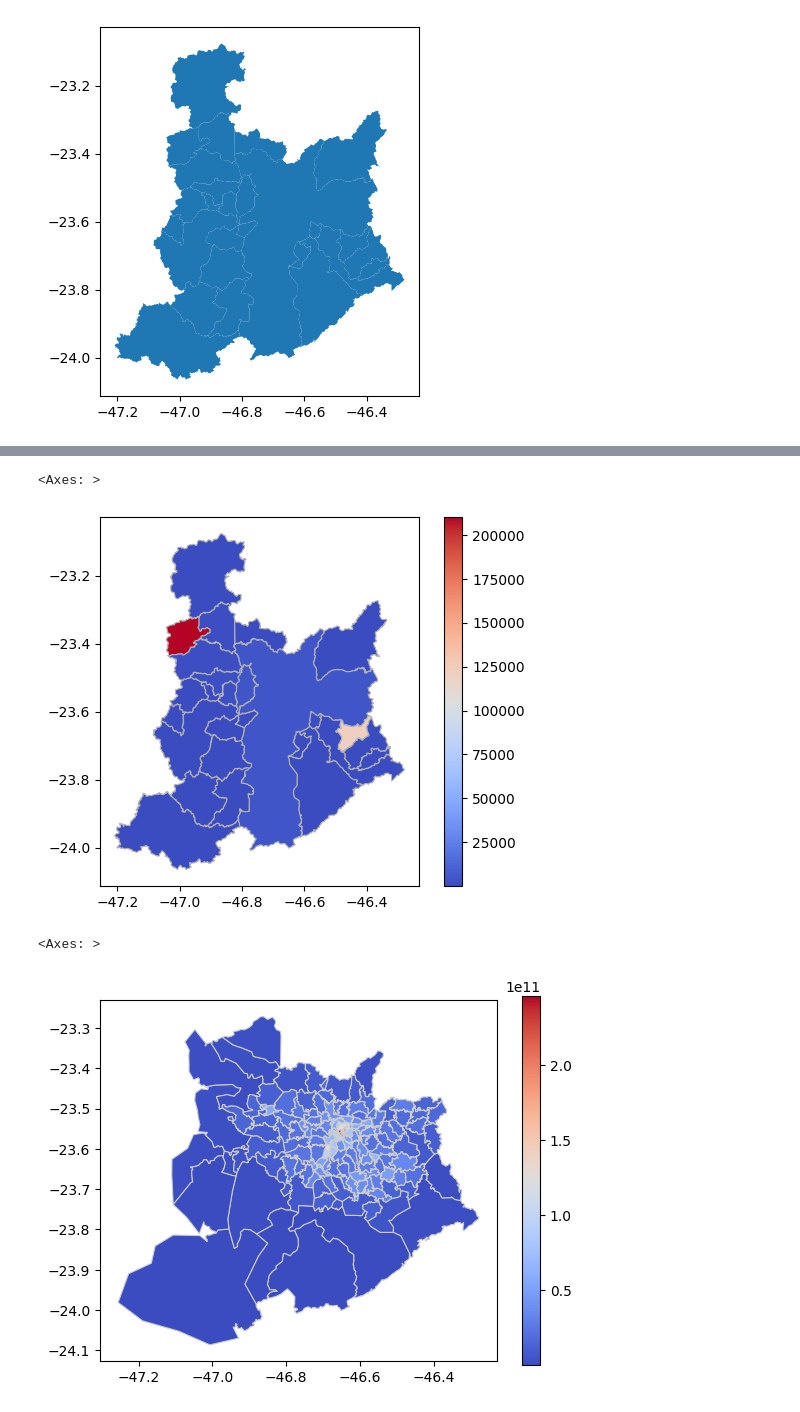
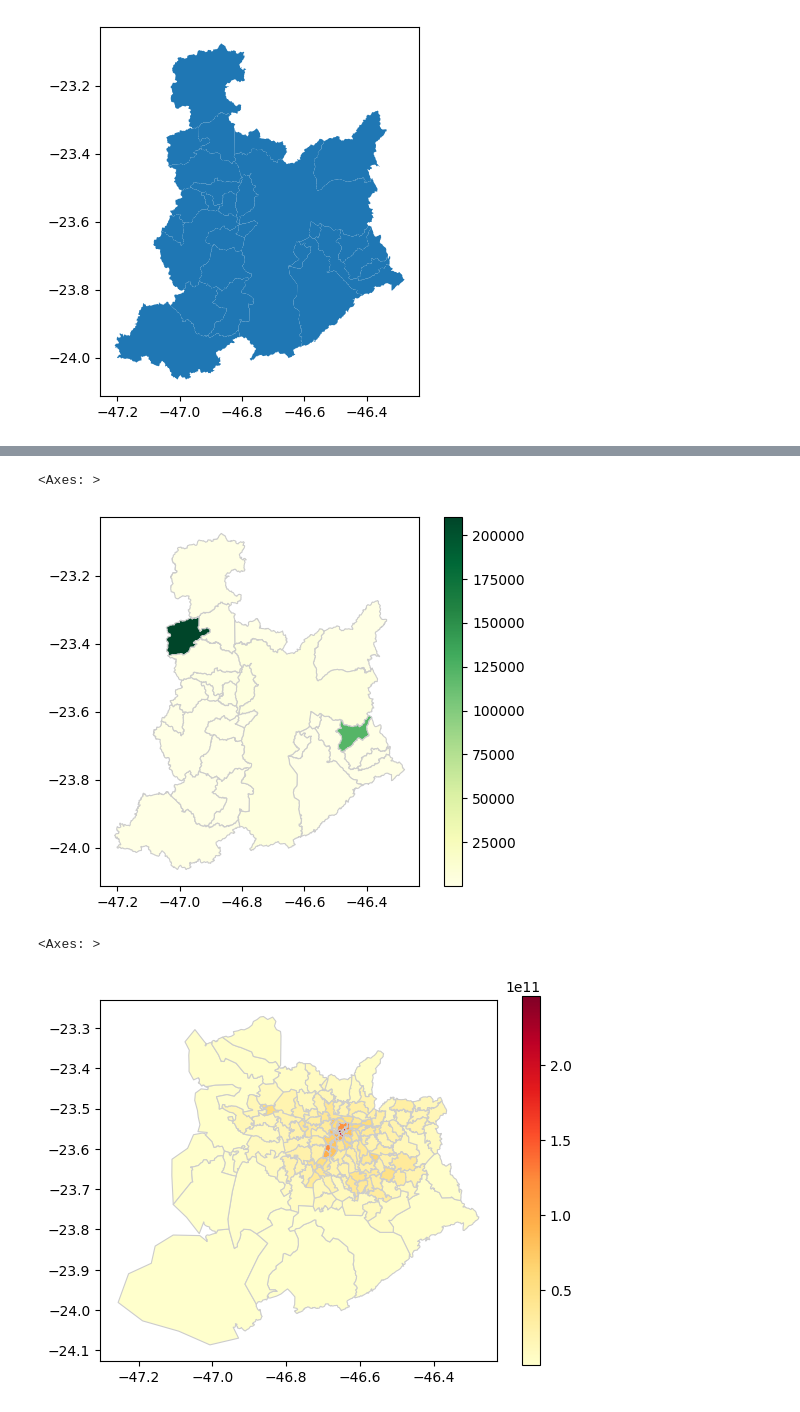
Before and after one commit to joaovalves1104/CEAMAZON-ENEL, a Jupyter notebook: load_thermic_map.ipynb, the cells around one changed output, grey strips where cells are left out. Cells and saved outputs as stored; diff of their text form; code cells hidden in the pictures.

Commit message:
Plotando mapa de geração e consumo para as unidades do CONJ

```diff
--- a/load_thermic_map.ipynb
+++ b/load_thermic_map.ipynb
@@ -47,6 +47,15 @@ enel_sp["ENE_TOTAL_01"] = ene_conj
 enel_sp["DENSIDADE_LOAD"] = enel_sp["ENE_TOTAL_01"]/enel_sp["Shape_Area"]
 # %%
 enel_sp = enel_sp[enel_sp["ENE_TOTAL_01"] != 0]
+# %%
+ger_conj = []
+for conjunto in enel_sp.COD_ID:
+    ger_conj.append(ugbt[ugbt.CONJ == int(conjunto)]["ENE_01"].sum() + ugmt[ugmt.CONJ == int(conjunto)]["ENE_01"].sum() + ugat[ugat.CONJ == int(conjunto)]["ENE_P_01"].sum() + ugat[ugat.CONJ == int(conjunto)]["ENE_F_01"].sum())
+
+enel_sp["GER_TOTAL_01"] = ger_conj
+enel_sp["DENSIDADE_GERACAO"] = enel_sp["GER_TOTAL_01"]/enel_sp["Shape_Area"]
+
+conj_geracao = enel_sp[enel_sp["GER_TOTAL_01"] != 0]
 # %%
 enel_sp.plot()
 # %% [output]
@@ -128,12 +142,12 @@ estado_sp.plot(column="DENSIDADE_LOAD", cmap="coolwarm", linewidth=0.8, ax=ax, e
 # %%
 fig, ax = plt.subplots(1, 1)
-mapa_geracao.plot(column="DENSIDADE_GERACAO", cmap="coolwarm", linewidth=0.8, ax=ax, edgecolor="0.7", legend=True)
+mapa_geracao.plot(column="DENSIDADE_GERACAO", cmap="YlGn", linewidth=0.8, ax=ax, edgecolor="0.8", legend=True)
 # %% [output]
 <Axes: >
-[figure, old version]
+[figure, new version]
 # %%
 fig, ax = plt.subplots(1, 1)
-enel_sp.plot(column="DENSIDADE_LOAD", cmap="coolwarm", linewidth=0.8, ax=ax, edgecolor="0.8", legend=True)
+enel_sp.plot(column="DENSIDADE_LOAD", cmap="YlOrRd", linewidth=0.8, ax=ax, edgecolor="0.8", legend=True)
 # %% [output]
 <Axes: >
-[figure, old version]
+[figure, new version]
```
Also changed, not shown: parts of 3 cells of this notebook.
